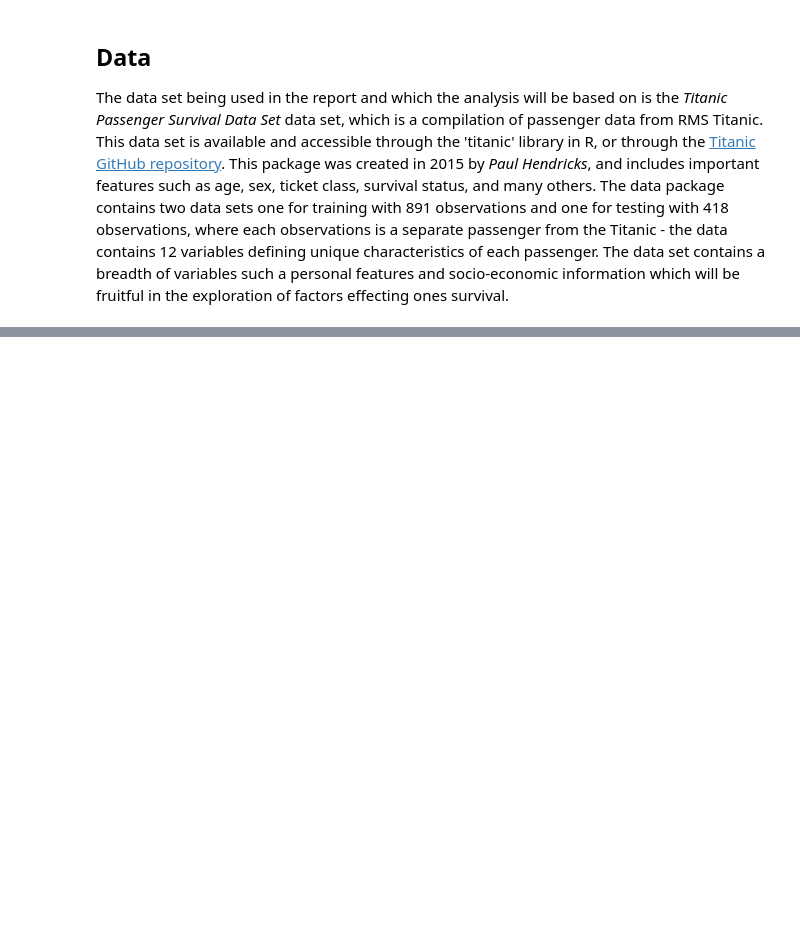
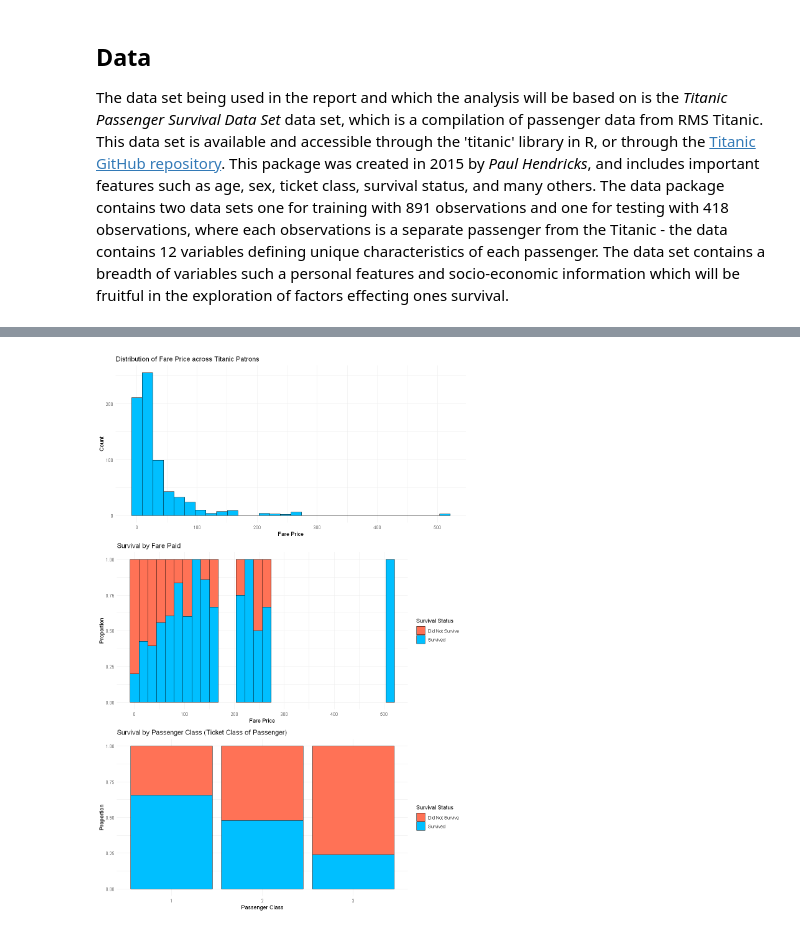
Before and after one commit to karan-khubdikar/Titanic_Survival_Analysis, a Jupyter notebook: analysis_titanic_survival.ipynb, the cells around one changed output, grey strips where cells are left out. Cells and saved outputs as stored; diff of their text form; code cells hidden in the pictures; blank space fills up the shorter version.

```diff
--- a/analysis_titanic_survival.ipynb
+++ b/analysis_titanic_survival.ipynb
@@ -12,0 +36,15 @@ The data set being used in the report and which the analysis will be based on is
+# %%
+titanic_train_selected <- titanic_train[, c("Survived", "Pclass", "Sex", "Age", "SibSp", "Parch", "Fare")]
+titanic_train_selected_cleaned = na.omit(titanic_train_selected)
+
+titanic_train_selected_cleaned$AgeGroup <- ifelse(titanic_train_selected_cleaned$Age < 13, "Child",
+                                  ifelse(titanic_train_selected_cleaned$Age <= 18, "Teen",
+                                         ifelse(titanic_train_selected_cleaned$Age <= 60, "Adult", "Senior")))
+
+final_titanic_dataset <- subset(titanic_train_selected_cleaned, select = -Age)
+
+final_titanic_dataset$Pclass <- factor(final_titanic_dataset$Pclass)
+final_titanic_dataset$AgeGroup <- factor(final_titanic_dataset$AgeGroup,
+                                         levels = c("Child", "Teen", "Adult", "Senior"))
+
+head(final_titanic_dataset)
@@ -12,0 +82,30 @@ The data set being used in the report and which the analysis will be based on is
+# %%
+library(ggplot2)
+library(gridExtra)
+
+options(repr.plot.height = 15, repr.plot.width = 10)
+
+fare_plot <- ggplot(final_titanic_dataset, aes(x = Fare)) +
+  geom_histogram(bins = 30, fill = "deepskyblue", color = "black") +
+  theme_minimal() +
+  labs(title = "Distribution of Fare Price across Titanic Patrons", x = "Fare Price", y = "Count")
+
+survival_by_fare_plot <- ggplot(final_titanic_dataset, aes(x = Fare, fill = factor(Survived))) +
+  geom_histogram(position = "fill", bins = 30, color = "black") +
+  scale_fill_manual(values = c("coral1", "deepskyblue"),
+                    labels = c("Did Not Survive", "Survived"),
+                    name = "Survival Status") +
+  theme_minimal() +
+  labs(title = "Survival by Fare Paid", x = "Fare Price", y = "Proportion")
+
+
+class_plot <- ggplot(final_titanic_dataset, aes(x = Pclass, fill = factor(Survived))) +
+  geom_bar(position = "fill", color = "black") +
+  scale_fill_manual(values = c("coral1", "deepskyblue"),
+                    labels = c("Did Not Survive", "Survived"),
+                    name = "Survival Status") +
+  theme_minimal() +
+  labs(title = "Survival by Passenger Class (Ticket Class of Passenger)", x = "Passenger Class", y = "Proportion")
+
+grid.arrange(fare_plot, survival_by_fare_plot, class_plot, ncol=1)
+# %% [output]
@@ -12,0 +114 @@ The data set being used in the report and which the analysis will be based on is
+[figure, added]
```
Also changed, not shown: parts of 9 cells of this notebook.
